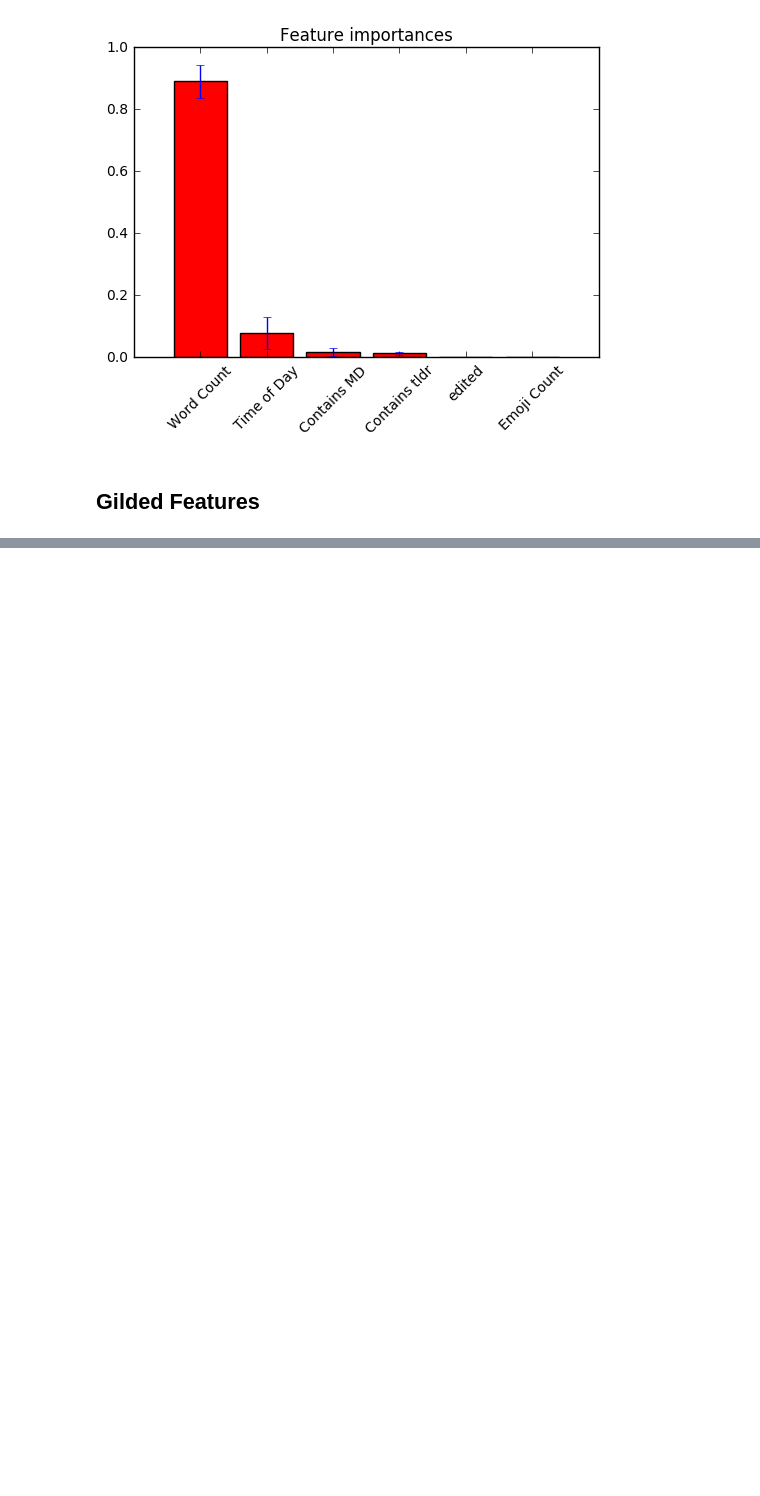
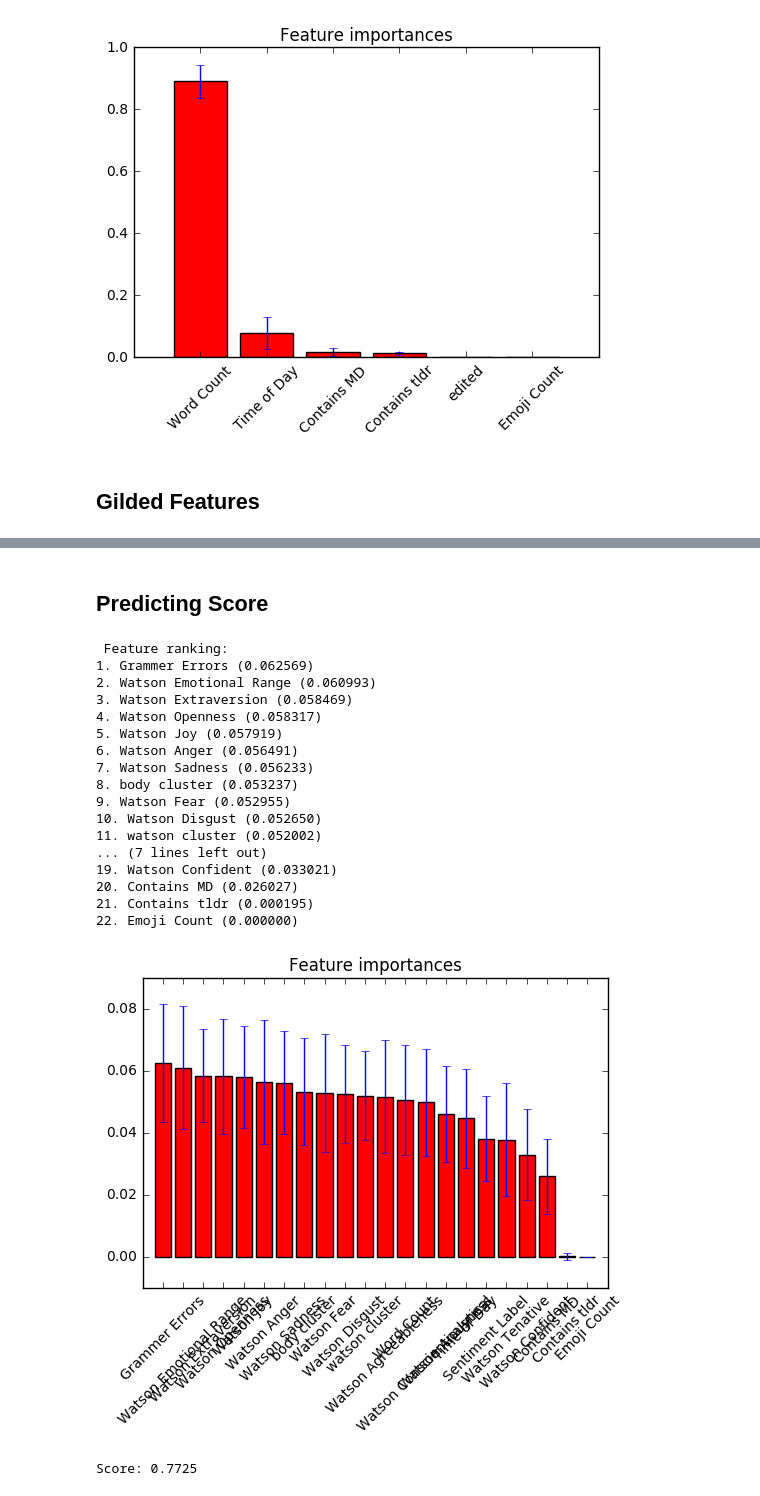
Before and after one commit to cyinwei/csce489_gold, a Jupyter notebook: Jeremy's Notebook.ipynb, the cells around one changed output, grey strips where cells are left out. Saved outputs shown, nothing was run; the diff lists cells and outputs as text; code cells hidden in the pictures; blank space fills up the shorter version.

```diff
--- a/Jeremy's Notebook.ipynb
+++ b/Jeremy's Notebook.ipynb
@@ -351,0 +522,2 @@ Feature ranking:
+# %% [markdown]
+## Predicting Score
@@ -351,0 +545,71 @@ Feature ranking:
+# %%
+# Cluster based on the watson sentiment analysis
+
+watson = ['Watson Anger', 'Watson Disgust', 'Watson Fear',
+           'Watson Joy', 'Watson Sadness', 'Watson Analytical',
+           'Watson Confident', 'Watson Tenative', 'Watson Openness',
+           'Watson Conscientiousness', 'Watson Extraversion',
+           'Watson Agreeableness', 'Watson Emotional Range']
+
+train_tfidf = train[watson].values
+test_tfidf = test[watson].values
+
+preds = cluster(train_tfidf, test_tfidf, 200, 300, 10)
+train['watson cluster'] = preds['train_preds']
+test['watson cluster'] = preds['test_preds']
+
+# test['score bracket'] = mg.get_Up_Classification(test['score'])
+# train.groupby(['watson cluster', 'score bracket'])[['body']].count()
+# %%
+features = [
+    'Contains MD',
+    'Word Count',
+    'Time of Day',
+    'body cluster',
+    'watson cluster',
+    'Grammer Errors',
+    'Emoji Count',
+    'Contains tldr',
+    'Sentiment Label',
+#     'Contains Flair',
+    'Watson Anger', 'Watson Disgust', 'Watson Fear',
+           'Watson Joy', 'Watson Sadness', 'Watson Analytical',
+           'Watson Confident', 'Watson Tenative', 'Watson Openness',
+           'Watson Conscientiousness', 'Watson Extraversion',
+           'Watson Agreeableness', 'Watson Emotional Range',
+]
+
+temp = {
+    'Contains MD': [True],
+    'Word Count': [185],
+    'Time of Day': [2],
+    'body cluster': [10],
+    'watson cluster': [25],
+    'Grammer Errors': [0],
+    'Emoji Count': [2],
+    'Contains tldr': [True],
+    'Sentiment Label': [1],
+    'Contains Flair': [1],
+}
+
+feature_importance(train, test, features, 'Score Bracket')
+# %% [output]
+ Feature ranking:
+1. Grammer Errors (0.062569)
+2. Watson Emotional Range (0.060993)
+3. Watson Extraversion (0.058469)
+4. Watson Openness (0.058317)
+5. Watson Joy (0.057919)
+6. Watson Anger (0.056491)
+7. Watson Sadness (0.056233)
+8. body cluster (0.053237)
+9. Watson Fear (0.052955)
+10. Watson Disgust (0.052650)
+11. watson cluster (0.052002)
+... (7 lines left out)
+19. Watson Confident (0.033021)
+20. Contains MD (0.026027)
+21. Contains tldr (0.000195)
+22. Emoji Count (0.000000)
+[figure, added]
+Score: 0.7725
```
Also changed, not shown: parts of 20 cells of this notebook, 10 other files.
